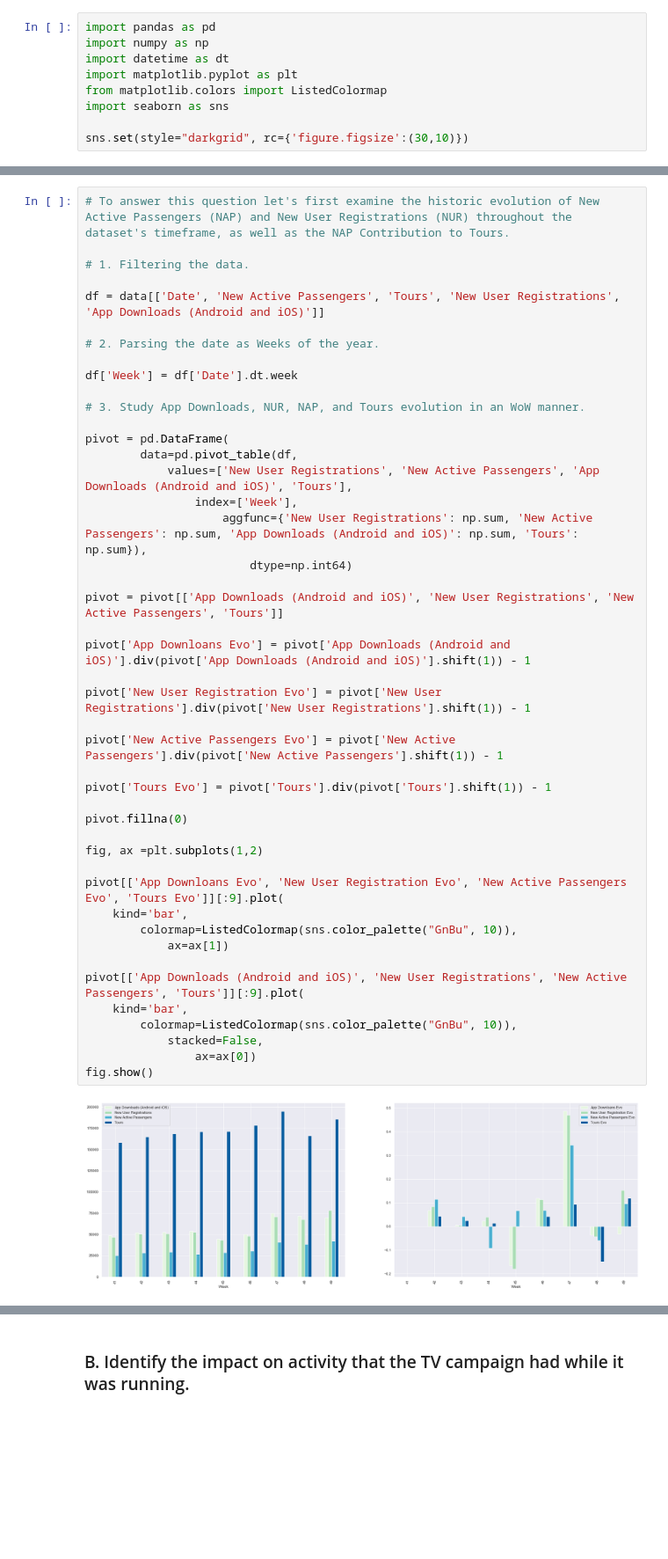
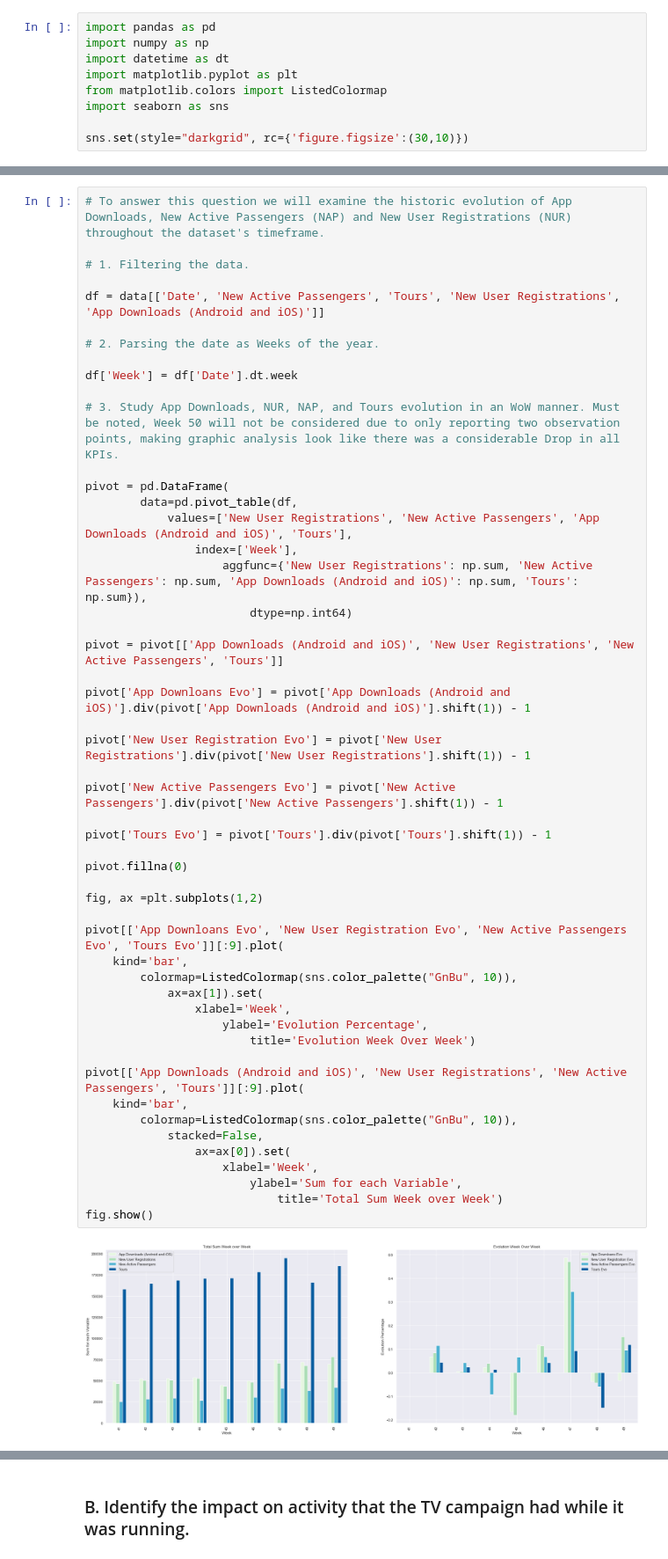
Before and after one commit to varrett/FN_Assesstment, a Jupyter notebook: Analysis/tv_campaign_analysis.ipynb, the cells around one changed output, grey strips where cells are left out. Shown: that part at 88% size. Saved outputs shown, nothing was run; the diff lists cells and outputs as text; blank space fills up the shorter version.

```diff
--- a/Analysis/tv_campaign_analysis.ipynb
+++ b/Analysis/tv_campaign_analysis.ipynb
@@ -31,5 +29,5 @@ data.head()
 # %%
-# To answer this question let's first examine the historic evolution of New Active Passengers (NAP) and New User Registrations (NUR) throughout the dataset's timeframe, as well as the NAP Contribution to Tours.
+# To answer this question we will examine the historic evolution of App Downloads, New Active Passengers (NAP) and New User Registrations (NUR) throughout the dataset's timeframe.
 
 # 1. Filtering the data.
 
@@ -39,39 +37,45 @@ df = data[['Date', 'New Active Passengers', 'Tours', 'New User Registrations', '
 
 df['Week'] = df['Date'].dt.week
 
-# 3. Study App Downloads, NUR, NAP, and Tours evolution in an WoW manner.
+# 3. Study App Downloads, NUR, NAP, and Tours evolution in an WoW manner. Must be noted, Week 50 will not be considered due to only reporting two observation points, making graphic analysis look like there was a considerable Drop in all KPIs.
 
 pivot = pd.DataFrame(
         data=pd.pivot_table(df,
             values=['New User Registrations', 'New Active Passengers', 'App Downloads (Android and iOS)', 'Tours'],
                 index=['Week'],
                     aggfunc={'New User Registrations': np.sum, 'New Active Passengers': np.sum, 'App Downloads (Android and iOS)': np.sum, 'Tours': np.sum}),
                         dtype=np.int64)
 
 pivot = pivot[['App Downloads (Android and iOS)', 'New User Registrations', 'New Active Passengers', 'Tours']]
 
 pivot['App Downloans Evo'] = pivot['App Downloads (Android and iOS)'].div(pivot['App Downloads (Android and iOS)'].shift(1)) - 1
 
 pivot['New User Registration Evo'] = pivot['New User Registrations'].div(pivot['New User Registrations'].shift(1)) - 1
 
 pivot['New Active Passengers Evo'] = pivot['New Active Passengers'].div(pivot['New Active Passengers'].shift(1)) - 1
 
 pivot['Tours Evo'] = pivot['Tours'].div(pivot['Tours'].shift(1)) - 1
 
 pivot.fillna(0)
 
 fig, ax =plt.subplots(1,2)
 
 pivot[['App Downloans Evo', 'New User Registration Evo', 'New Active Passengers Evo', 'Tours Evo']][:9].plot(
     kind='bar',
         colormap=ListedColormap(sns.color_palette("GnBu", 10)),
-            ax=ax[1])
+            ax=ax[1]).set(
+                xlabel='Week',
+                    ylabel='Evolution Percentage',
+                        title='Evolution Week Over Week')
 
 pivot[['App Downloads (Android and iOS)', 'New User Registrations', 'New Active Passengers', 'Tours']][:9].plot(
     kind='bar',
         colormap=ListedColormap(sns.color_palette("GnBu", 10)),
             stacked=False,
-                ax=ax[0])
+                ax=ax[0]).set(
+                    xlabel='Week',
+                        ylabel='Sum for each Variable',
+                            title='Total Sum Week over Week')
 fig.show()
 # %% [output]
-[figure, old version]
+[figure, new version]
```
Also changed, not shown: parts of 10 cells of this notebook, 3 other files.
